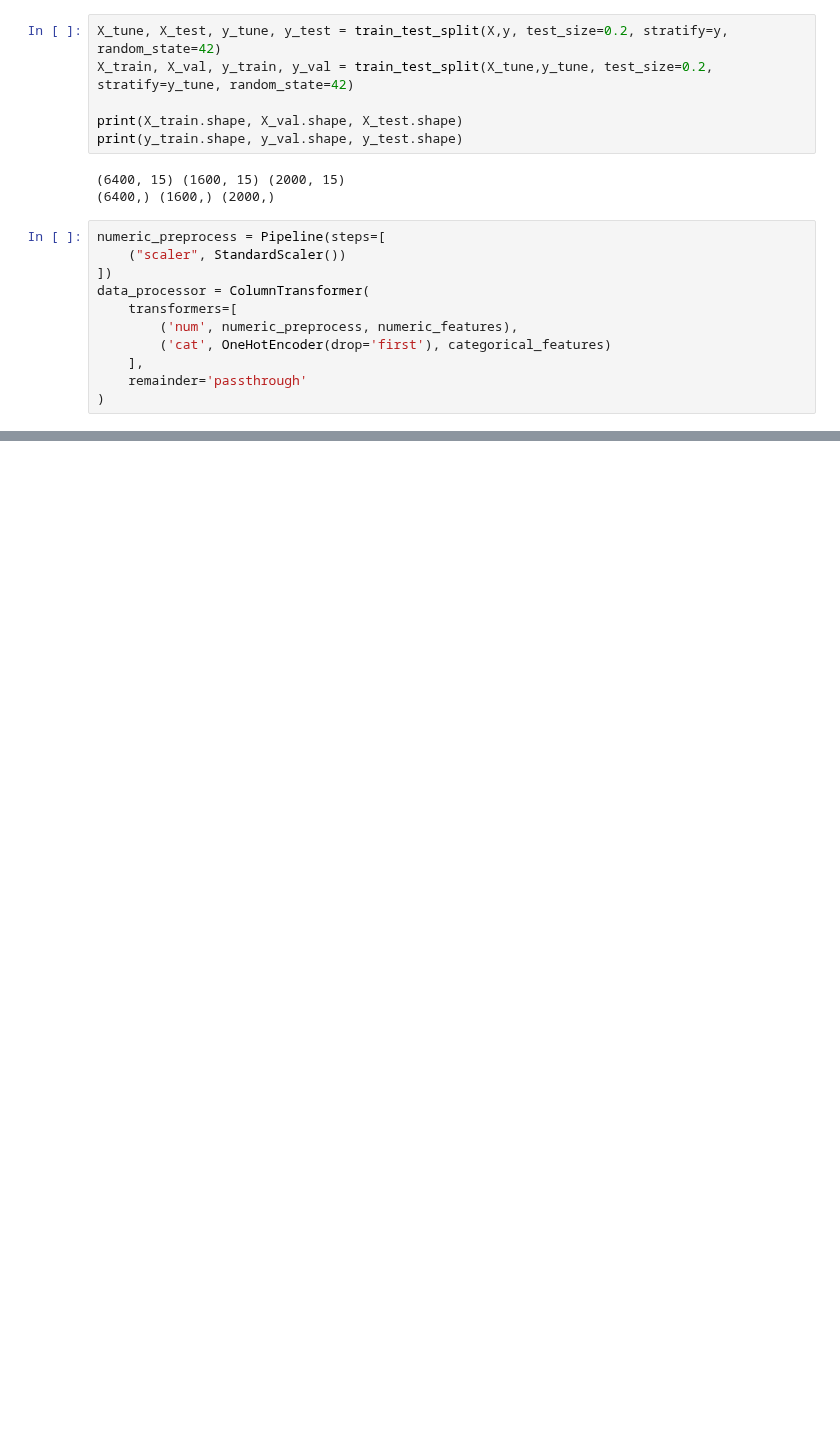
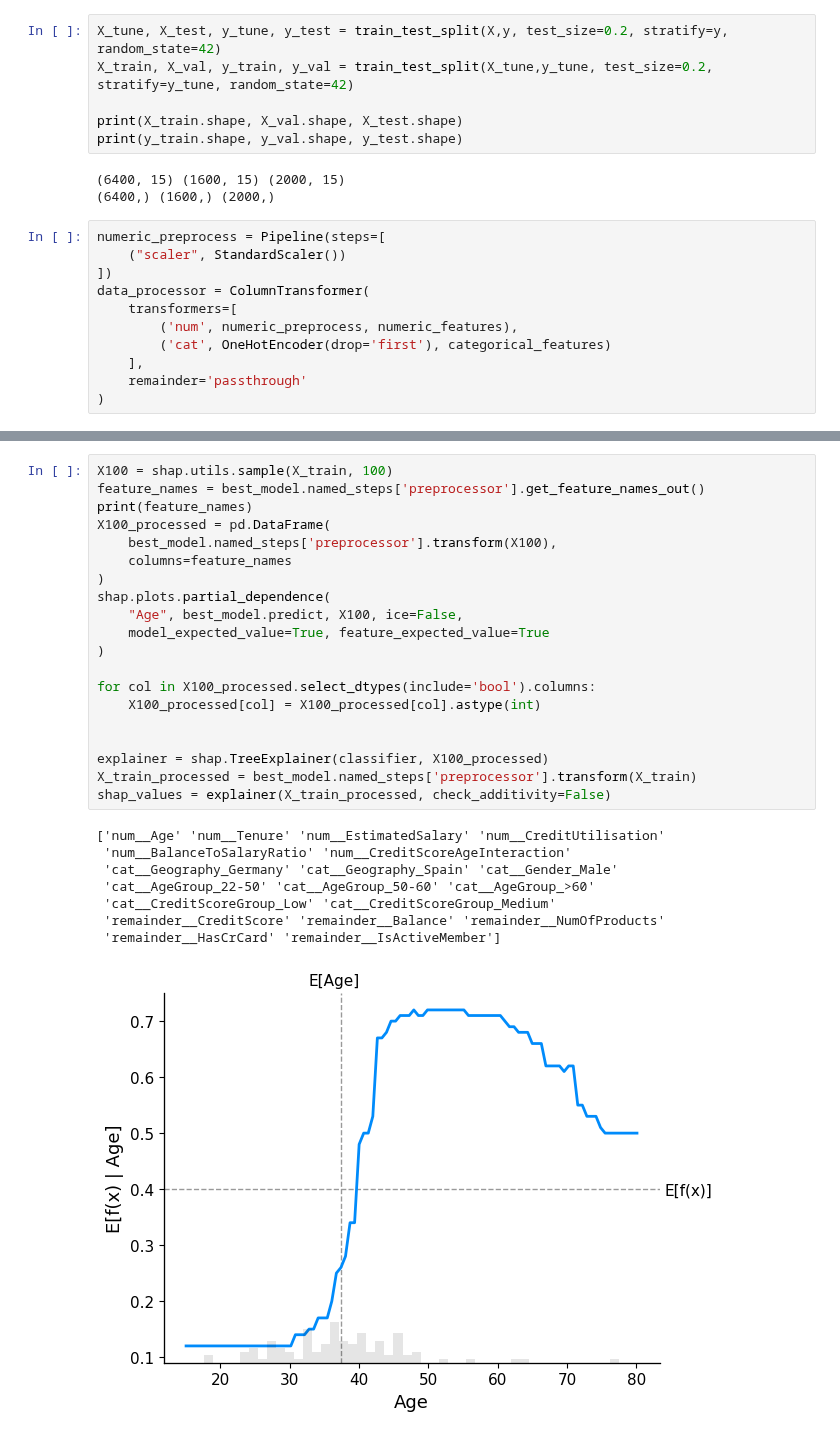
Before and after one commit to shashankpissey/CustomerChurnPredict, a Jupyter notebook: churn_prediction.ipynb, the cells around one changed output, grey strips where cells are left out. Drawn from its saved outputs; the diff is of its cells as text; blank space fills up the shorter version.

```diff
--- a/churn_prediction.ipynb
+++ b/churn_prediction.ipynb
@@ -438,0 +598,29 @@ weighted avg       0.79      0.76      0.77      1600
+# %%
+X100 = shap.utils.sample(X_train, 100)
+feature_names = best_model.named_steps['preprocessor'].get_feature_names_out()
+print(feature_names)
+X100_processed = pd.DataFrame(
+    best_model.named_steps['preprocessor'].transform(X100),
+    columns=feature_names
+)
+shap.plots.partial_dependence(
+    "Age", best_model.predict, X100, ice=False,
+    model_expected_value=True, feature_expected_value=True
+)
+
+for col in X100_processed.select_dtypes(include='bool').columns:
+    X100_processed[col] = X100_processed[col].astype(int)
+
+
+explainer = shap.TreeExplainer(classifier, X100_processed)
+X_train_processed = best_model.named_steps['preprocessor'].transform(X_train)
+shap_values = explainer(X_train_processed, check_additivity=False)
+# %% [output]
+['num__Age' 'num__Tenure' 'num__EstimatedSalary' 'num__CreditUtilisation'
+ 'num__BalanceToSalaryRatio' 'num__CreditScoreAgeInteraction'
+ 'cat__Geography_Germany' 'cat__Geography_Spain' 'cat__Gender_Male'
+ 'cat__AgeGroup_22-50' 'cat__AgeGroup_50-60' 'cat__AgeGroup_>60'
+ 'cat__CreditScoreGroup_Low' 'cat__CreditScoreGroup_Medium'
+ 'remainder__CreditScore' 'remainder__Balance' 'remainder__NumOfProducts'
+ 'remainder__HasCrCard' 'remainder__IsActiveMember']
+[figure, added]
```
Also changed, not shown: parts of 31 cells of this notebook.
